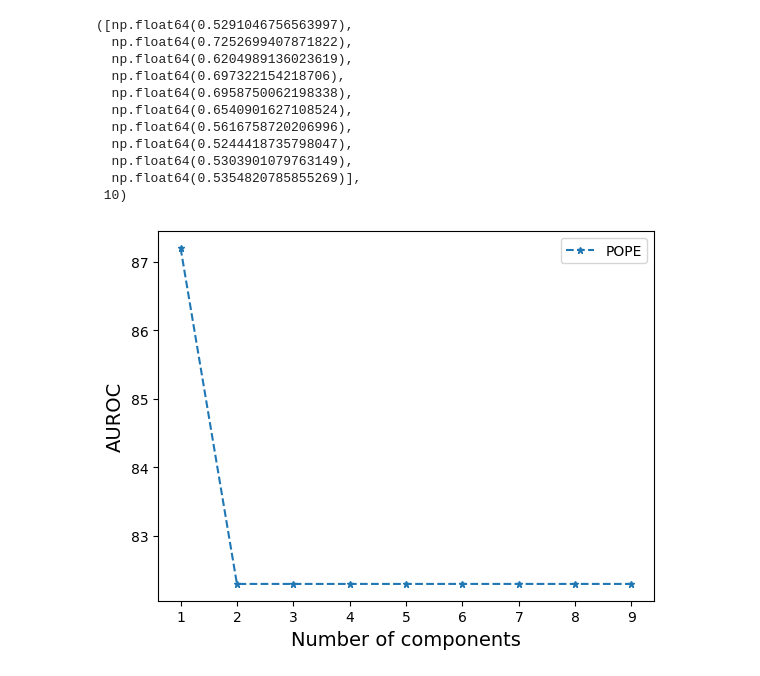
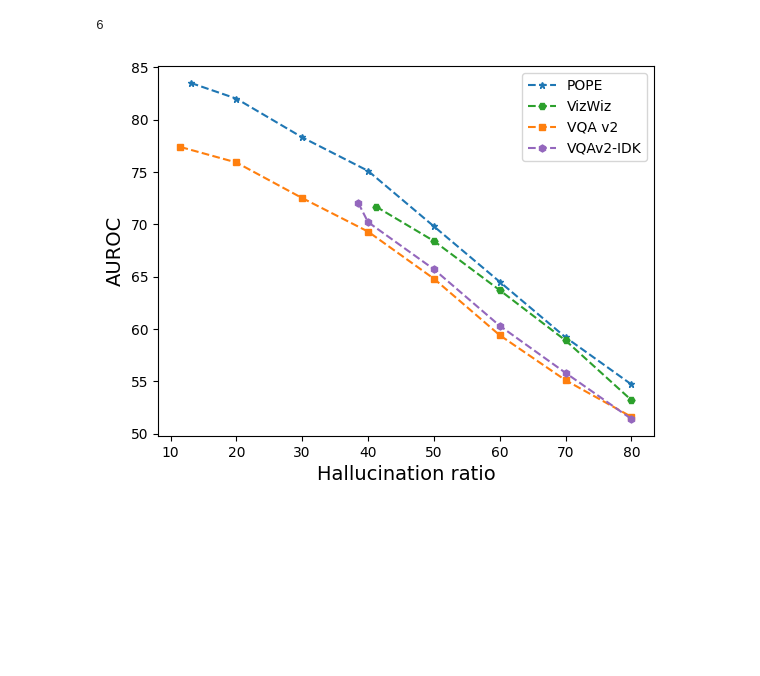
Before and after one commit to Yancy456/LVLM-Hall-OOD, a Jupyter notebook: plots/hall_ratio.ipynb, the cells around one changed output. Saved outputs shown, nothing was run; the diff lists cells and outputs as text; code cells hidden in the pictures; blank space fills up the shorter version.

```diff
--- a/plots/hall_ratio.ipynb
+++ b/plots/hall_ratio.ipynb
@@ -53,44 +15,44 @@ vqa_scores,len(vqa_scores)
-# %%
-vqaidk_results=np.load('./VQAIDK_layers.npy',allow_pickle=True)
-vqaidk_scores=[x['score'] for x in vqaidk_results if x['layer'] == 26]
-vqaidk_scores,len(vqaidk_scores)
-# %% [output]
-([np.float64(0.5291046756563997),
-  np.float64(0.7252699407871822),
-  np.float64(0.6204989136023619),
-  np.float64(0.697322154218706),
-  np.float64(0.6958750062198338),
-  np.float64(0.6540901627108524),
-  np.float64(0.5616758720206996),
-  np.float64(0.5244418735798047),
-  np.float64(0.5303901079763149),
-  np.float64(0.5354820785855269)],
- 10)
+# %%
+pope_x = [13.08, 20, 30, 40, 50, 60, 70, 80]
+pope_scores = [83.5, 82.0, 78.3, 75.1, 69.8, 64.5, 59.2, 54.7]
+len(pope_scores)
+
+vizwiz_x = [41.2, 50, 60, 70, 80]
+vizwiz_scores = [71.69, 68.4, 63.7, 58.9, 53.2]
+len(vizwiz_scores)
+
+vqa_x = [11.51, 20, 30, 40, 50, 60, 70, 80]
+vqa_scores = [77.38, 75.9, 72.5, 69.3, 64.8, 59.4, 55.1, 51.6]
+len(vqa_scores)
+
+vqaidk_x = [38.51, 40, 50, 60, 70, 80]
+vqaidk_scores = [72.05, 70.2, 65.7, 60.3, 55.8, 51.4]
+len(vqaidk_scores)
+# %% [output]
+6
 # %%
 import matplotlib.pyplot as plt
 import numpy as np
 
 # Generate x values from 0 to 4π
-x = np.arange(1,len(pope_scores)+1)
-
-
+#x = np.arange(1,len(pope_scores)+1)
 
 # Create the plot
-plt.plot(x, pope_scores, linestyle='--',marker='*',color='blue',label='POPE',markersize=5)
-plt.plot(x, vizwiz_scores, linestyle='--',marker='H',color='green',label='VizWiz',markersize=5)
-plt.plot(x, vqa_scores, linestyle='--',marker='s',color='orange',label='VQA v2',markersize=5)
-plt.plot(x, vqaidk_scores, linestyle='--',marker='h',color='purple',label='VQAv2-IDK',markersize=5)
+plt.plot(pope_x, pope_scores, linestyle='--',marker='*',color='tab:blue',label='POPE',markersize=5)
+plt.plot(vizwiz_x, vizwiz_scores, linestyle='--',marker='H',color='tab:green',label='VizWiz',markersize=5)
+plt.plot(vqa_x, vqa_scores, linestyle='--',marker='s',color='tab:orange',label='VQA v2',markersize=5)
+plt.plot(vqaidk_x, vqaidk_scores, linestyle='--',marker='h',color='tab:purple',label='VQAv2-IDK',markersize=5)
 
 # Add labels and title
-plt.xlabel('Number of components',fontsize=14)
+plt.xlabel('Hallucination ratio',fontsize=14)
 plt.ylabel('AUROC',fontsize=14)
 
-plt.xticks(np.arange(1, len(pope_scores)+1))  # Force integer ticks
+#plt.xticks(np.arange(1, len(pope_scores)+1))  # Force integer ticks
 
 # Add a legend
 plt.legend()
-plt.savefig('results_components.pdf',format="pdf",bbox_inches='tight')
+plt.savefig('hall_ratio.pdf',format="pdf",bbox_inches='tight')
 # Show the plot
 plt.show()
 # %% [output]
-[figure, old version]
+[figure, new version]
```
Also changed, not shown: parts of 3 cells of this notebook, 15 other files.
